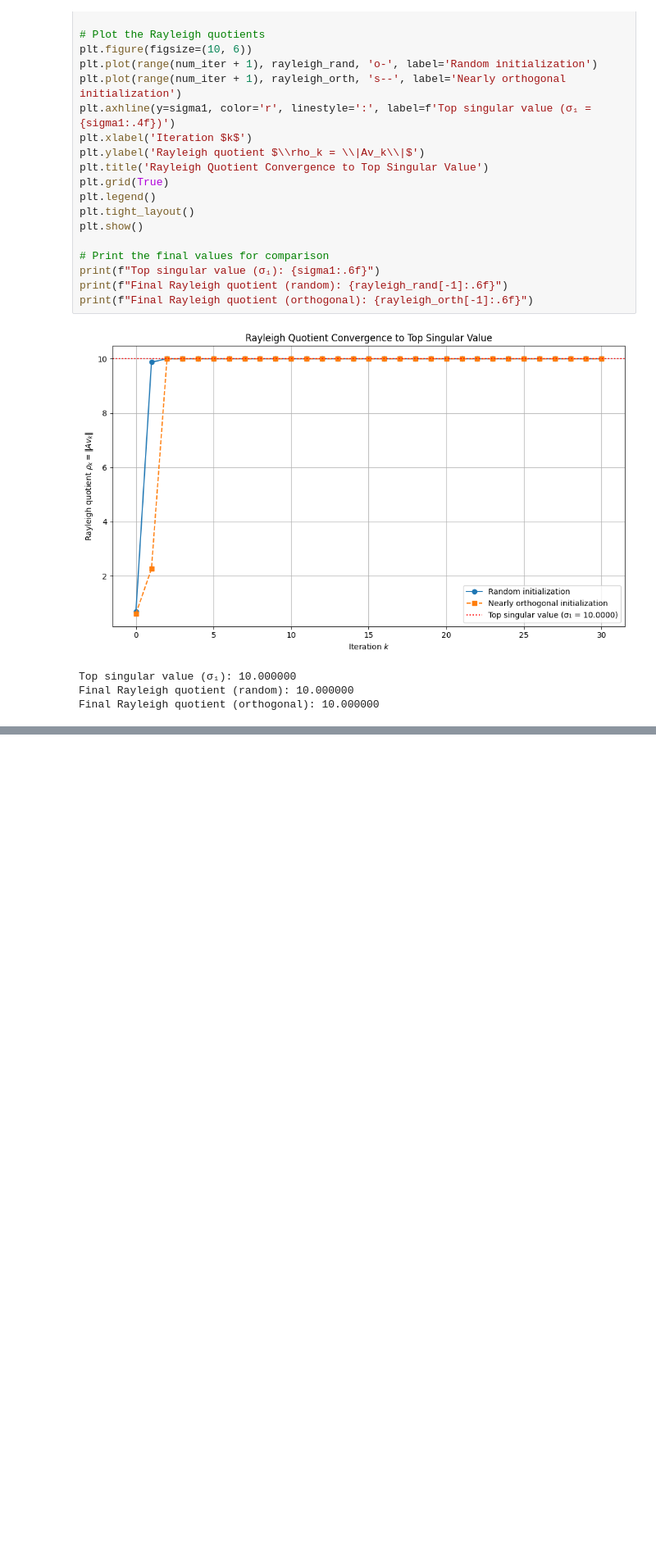
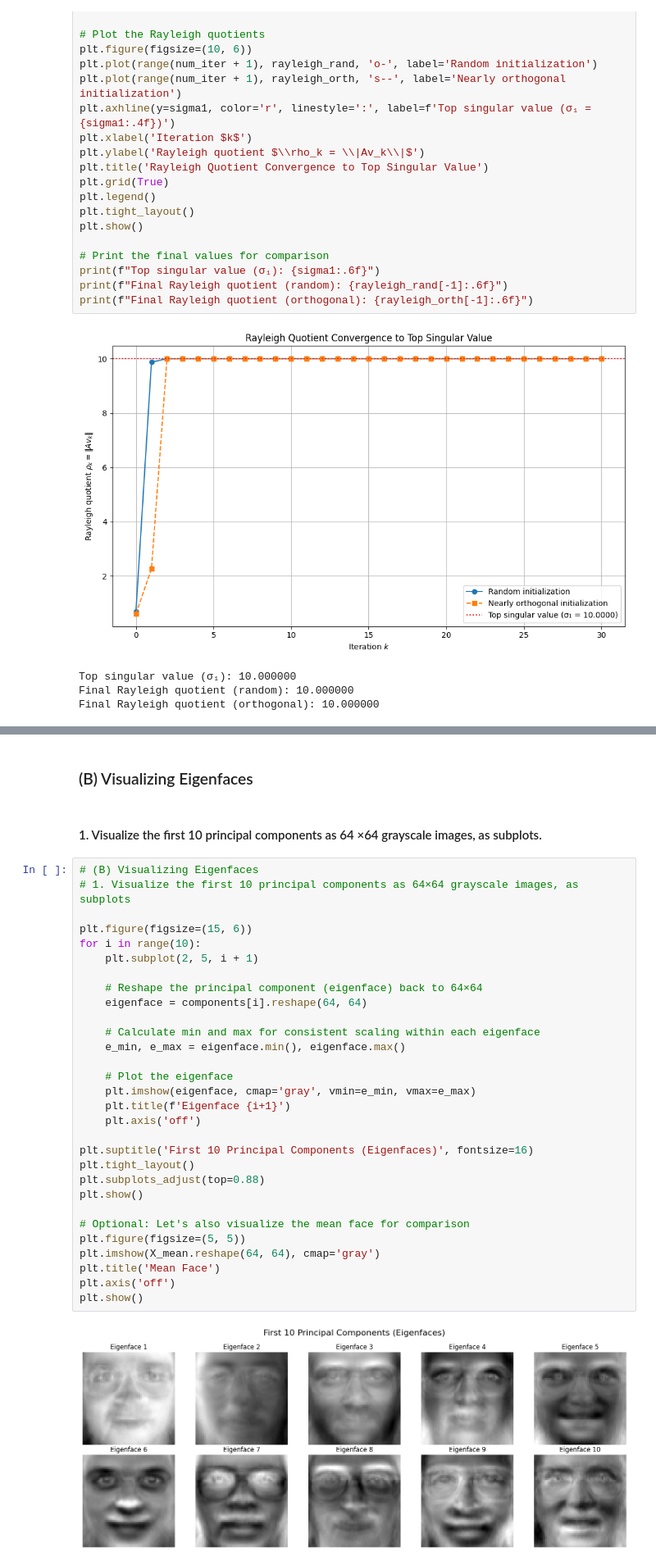
Before and after one commit to NathanP23/Statistical-Learning-and-Data-Analysis-52525, a Jupyter notebook: Ex2/Ex2Sol.ipynb, the cells around one changed output, grey strips where cells are left out. Shown: that part at 82% size. Drawn from its saved outputs; the diff is of its cells as text; blank space fills up the shorter version.

```diff
--- a/Ex2/Ex2Sol.ipynb
+++ b/Ex2/Ex2Sol.ipynb
@@ -250,0 +335,36 @@ Final Rayleigh quotient (orthogonal): 10.000000
+# %% [markdown]
+### (B) Visualizing Eigenfaces
+# %% [markdown]
+#### 1. Visualize the first 10 principal components as 64 ×64 grayscale images, as subplots.
+# %%
+# (B) Visualizing Eigenfaces
+# 1. Visualize the first 10 principal components as 64×64 grayscale images, as subplots
+
+plt.figure(figsize=(15, 6))
+for i in range(10):
+    plt.subplot(2, 5, i + 1)
+
+    # Reshape the principal component (eigenface) back to 64×64
+    eigenface = components[i].reshape(64, 64)
+
+    # Calculate min and max for consistent scaling within each eigenface
+    e_min, e_max = eigenface.min(), eigenface.max()
+
+    # Plot the eigenface
+    plt.imshow(eigenface, cmap='gray', vmin=e_min, vmax=e_max)
+    plt.title(f'Eigenface {i+1}')
+    plt.axis('off')
+
+plt.suptitle('First 10 Principal Components (Eigenfaces)', fontsize=16)
+plt.tight_layout()
+plt.subplots_adjust(top=0.88)
+plt.show()
+
+# Optional: Let's also visualize the mean face for comparison
+plt.figure(figsize=(5, 5))
+plt.imshow(X_mean.reshape(64, 64), cmap='gray')
+plt.title('Mean Face')
+plt.axis('off')
+plt.show()
+# %% [output]
+[figure, added]
```
Also changed, not shown: parts of 25 cells of this notebook.
